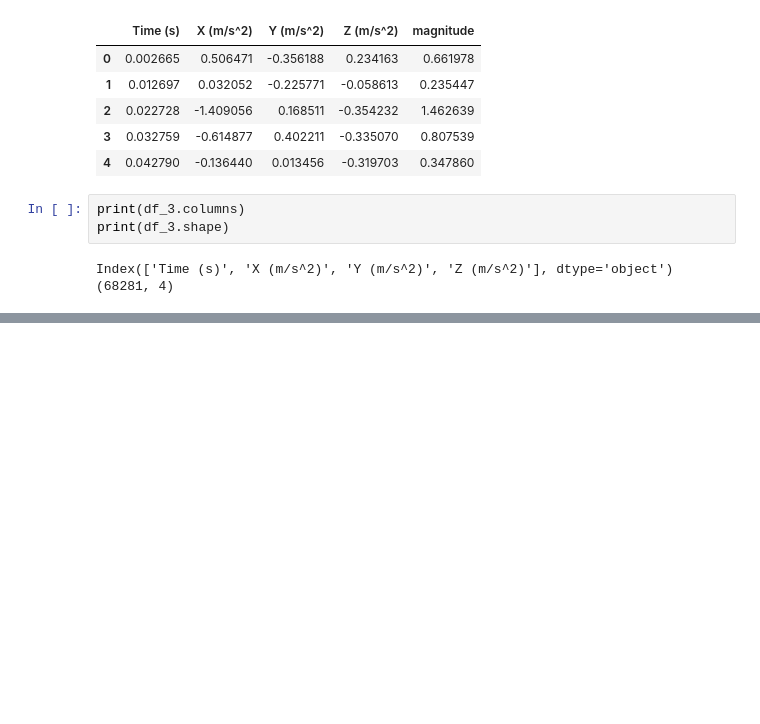
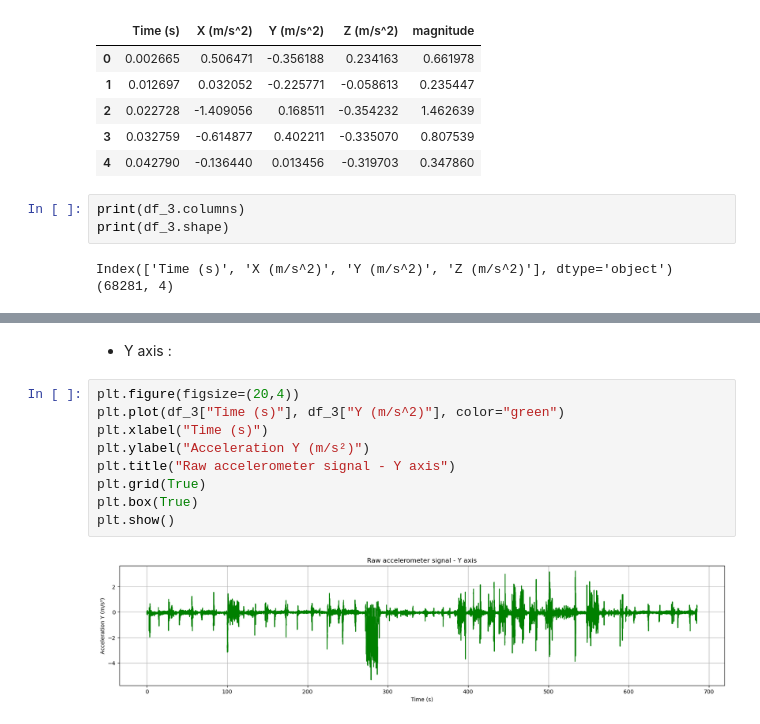
Before and after one commit to zemmahisofi-byte/Projet_R_Python, a Jupyter notebook: Projet_python/main.ipynb, the cells around one changed output, grey strips where cells are left out. Saved outputs shown, nothing was run; the diff lists cells and outputs as text; blank space fills up the shorter version.

```diff
--- a/Projet_python/main.ipynb
+++ b/Projet_python/main.ipynb
@@ -1153,0 +1172,13 @@ Index(['Time (s)', 'X (m/s^2)', 'Y (m/s^2)', 'Z (m/s^2)'], dtype='object')
+# %% [markdown]
+- Y axis :
+# %%
+plt.figure(figsize=(20,4))
+plt.plot(df_3["Time (s)"], df_3["Y (m/s^2)"], color="green")
+plt.xlabel("Time (s)")
+plt.ylabel("Acceleration Y (m/s²)")
+plt.title("Raw accelerometer signal - Y axis")
+plt.grid(True)
+plt.box(True)
+plt.show()
+# %% [output]
+[figure, added]
```
Also changed, not shown: parts of 6 cells of this notebook.
